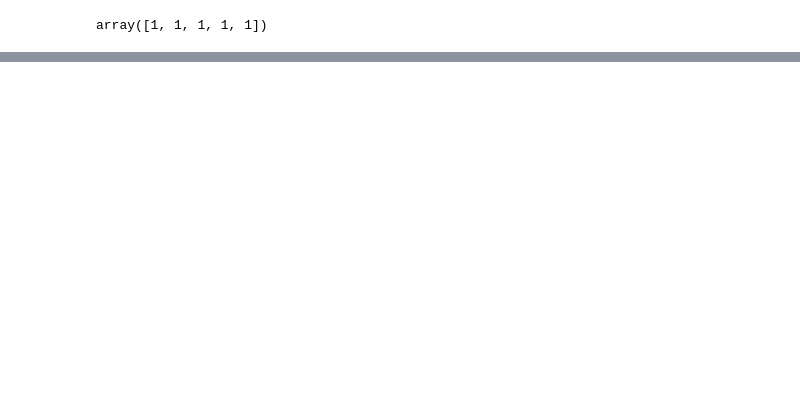
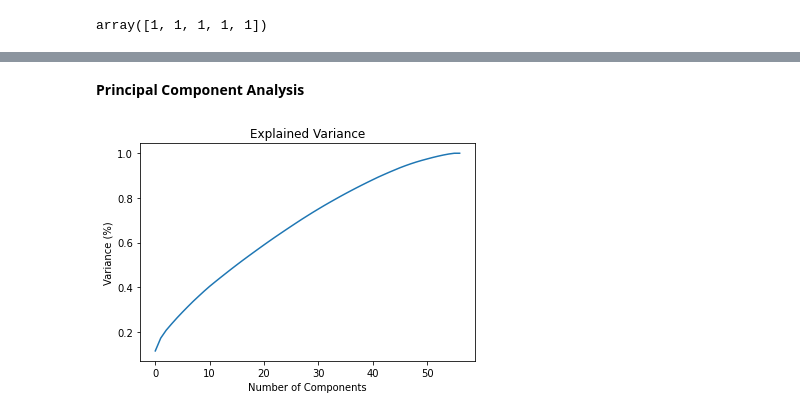
Before and after one commit to AbdulSheffa/Spam-email, a Jupyter notebook: CW_Code.ipynb, the cells around one changed output, grey strips where cells are left out. Saved outputs shown, nothing was run; the diff lists cells and outputs as text; code cells hidden in the pictures; blank space fills up the shorter version.

```diff
--- a/CW_Code.ipynb
+++ b/CW_Code.ipynb
@@ -48,0 +106,3 @@ remove_class_column = dataset.drop(columns=['class'])
+# %%
+# class column contains the detail if the email is spam or not. 1 indicates spam while 0 indicates no-spam
+remove_class = dataset.drop(columns=['class'])
@@ -60,4 +131,5 @@ plt.show()
 # %%
 Scaler = StandardScaler()
-new_data = Scaler.fit_transform(remove_class_column)
-new_dataset = pd.DataFrame(data=new_data, columns=remove_class_column.columns)
+new_data = Scaler.fit_transform(remove_class)
+new_dataset = pd.DataFrame(data=new_data, columns=remove_class.columns)
+new_dataset
@@ -64 +163,3 @@ new_dataset = pd.DataFrame(data=new_data, columns=remove_class_column.columns)
+# %% [markdown]
+**Principal Component Analysis**
 # %%
@@ -69,0 +167,11 @@ principal_components = principal_component_analysis.fit_transform(new_dataset)
+# %%
+principal_component_analysis = PCA()
+principal_components = principal_component_analysis.fit_transform(new_dataset)
+plt.figure()
+plt.plot(np.cumsum(principal_component_analysis.explained_variance_ratio_))
+plt.xlabel('Number of Components')
+plt.ylabel('Variance (%)') #for each component
+plt.title('Explained Variance')
+plt.show()
+# %% [output]
+[figure, added]
```
Also changed, not shown: parts of 31 cells of this notebook.
